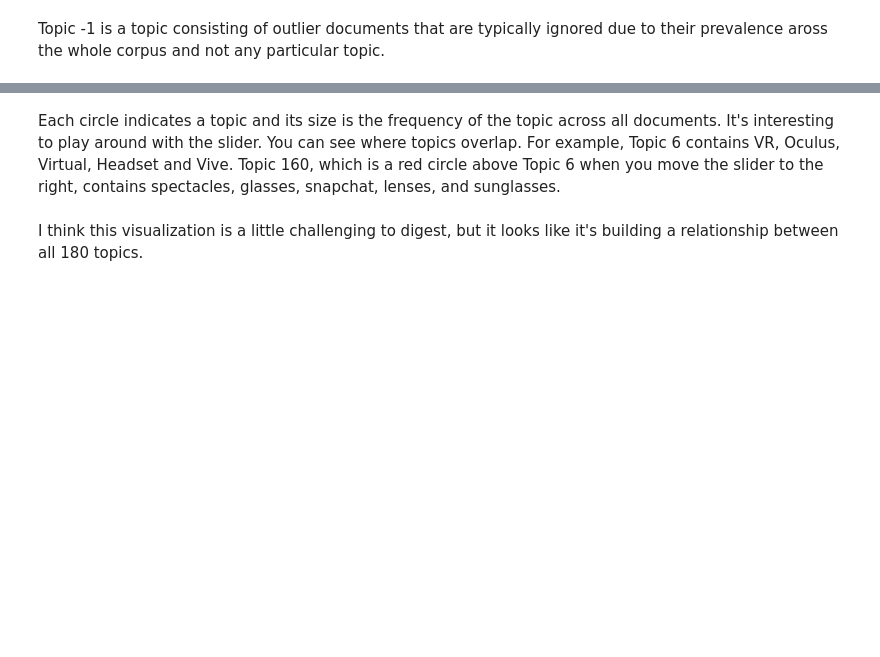
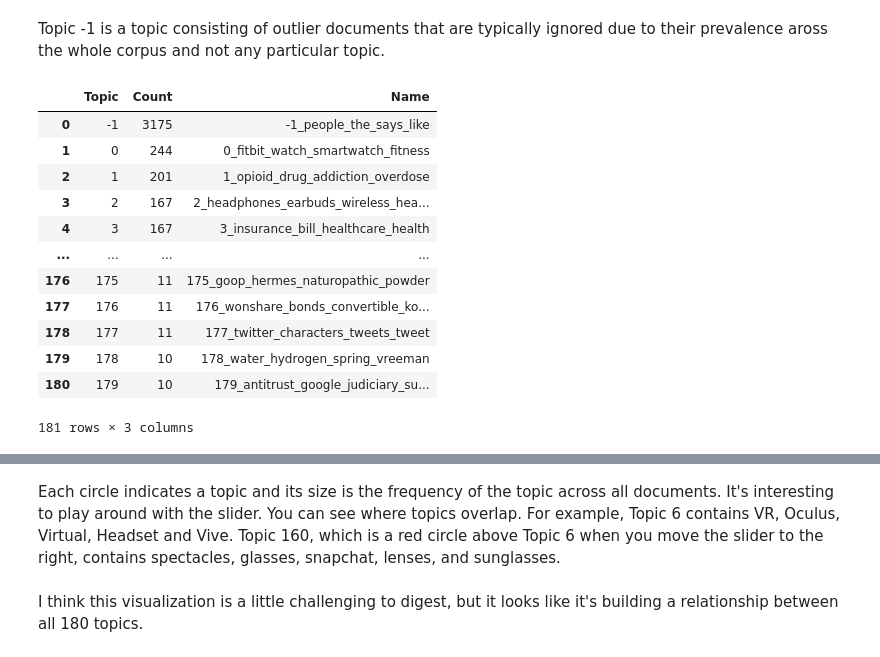
Before and after one commit to nickersonj/glg-capstone, a Jupyter notebook: modeling/baseline/bertopic_clustering.ipynb, the cells around one changed output, grey strips where cells are left out. Drawn from its saved outputs; the diff is of its cells as text; code cells hidden in the pictures; blank space fills up the shorter version.

```diff
--- a/modeling/baseline/bertopic_clustering.ipynb
+++ b/modeling/baseline/bertopic_clustering.ipynb
@@ -129,5 +134,21 @@ freq.head(10)
 # %% [markdown]
 Topic -1 is a topic consisting of outlier documents that are typically ignored due to their prevalence aross the whole corpus and not any particular topic.
+# %%
+topic_model.get_topic_info()
+# %% [output]
+|  | Topic | Count | Name |
+| 0 | -1 | 3175 | -1_people_the_says_like |
+| 1 | 0 | 244 | 0_fitbit_watch_smartwatch_fitness |
+| 2 | 1 | 201 | 1_opioid_drug_addiction_overdose |
+| 3 | 2 | 167 | 2_headphones_earbuds_wireless_hea... |
+| 4 | 3 | 167 | 3_insurance_bill_healthcare_health |
+| ... | ... | ... | ... |
+| 176 | 175 | 11 | 175_goop_hermes_naturopathic_powder |
+| 177 | 176 | 11 | 176_wonshare_bonds_convertible_ko... |
+| 178 | 177 | 11 | 177_twitter_characters_tweets_tweet |
+| 179 | 178 | 10 | 178_water_hydrogen_spring_vreeman |
+| 180 | 179 | 10 | 179_antitrust_google_judiciary_su... |
+181 rows × 3 columns
 # %%
 # Look at the terms that contribute to a topic
 topic_nr = freq.iloc[5]["Topic"] # select a frequent topic
```
Also changed, not shown: parts of 6 cells of this notebook.
